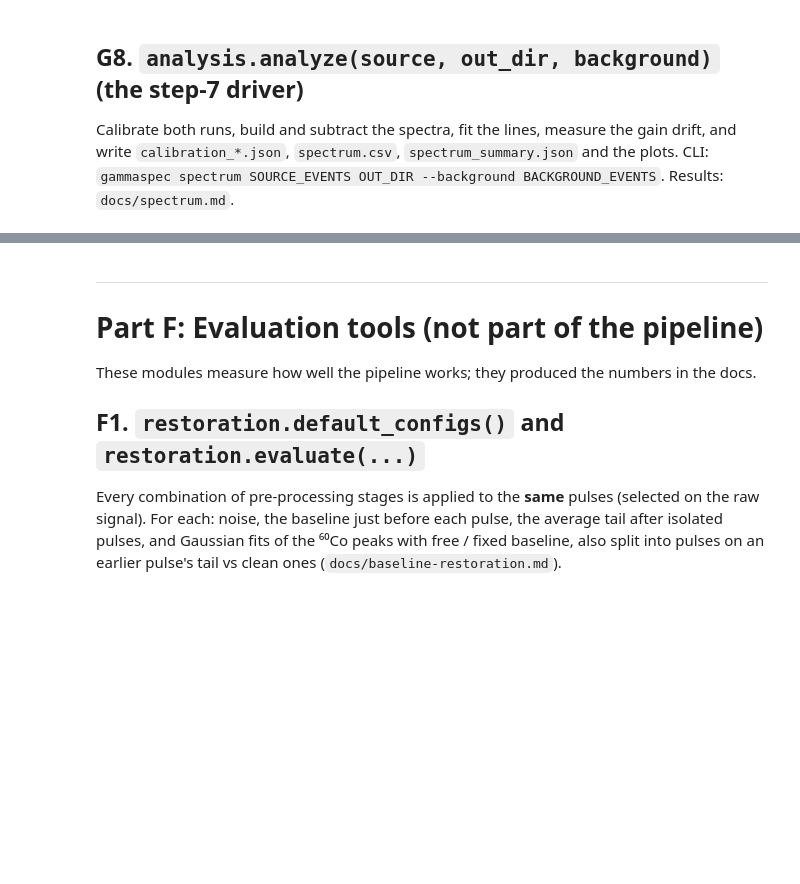
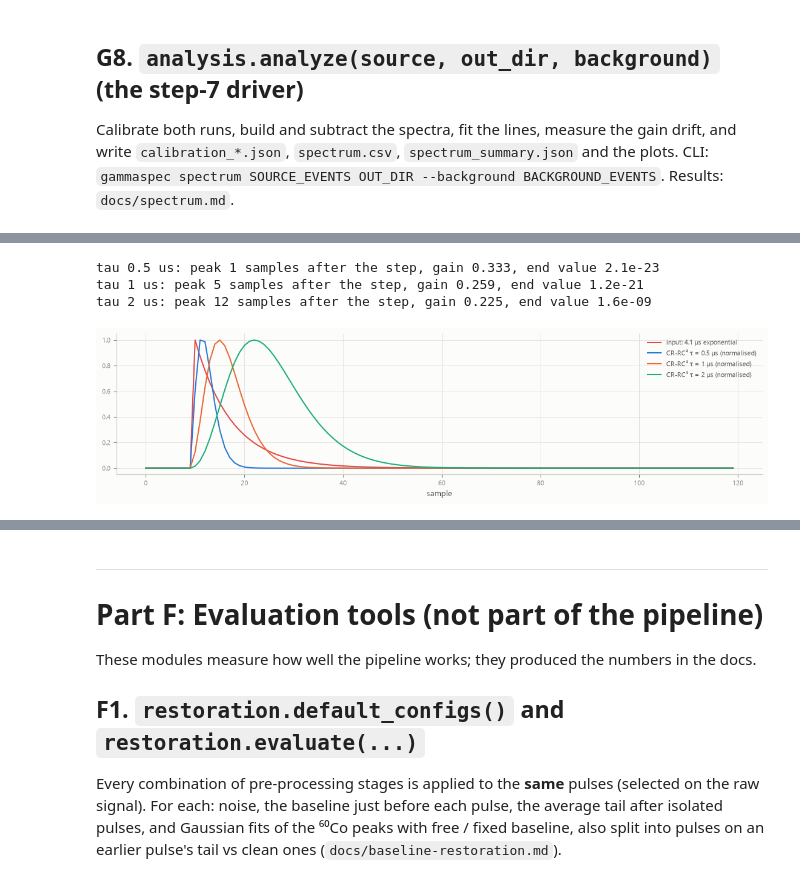
Before and after one commit to AyubSherif/DigitalGammaSpectroscopy, a Jupyter notebook: docs/walkthrough.ipynb, the cells around one changed output, grey strips where cells are left out. Drawn from its saved outputs; the diff is of its cells as text; code cells hidden in the pictures; blank space fills up the shorter version.

```diff
--- a/docs/walkthrough.ipynb
+++ b/docs/walkthrough.ipynb
@@ -1288,0 +1325,14 @@ totals above 120 keV (counts/s): {'source': 3945, 'background': 597, 'net': 3349
+# %%
+k_ = np.arange(120); xp = np.where(k_ >= 10, np.exp(-(k_ - 10) / FS / 4.1e-6), 0.0)
+fig, ax = P.figure(1, 1, height_per_row=2.8)
+ax[0,0].plot(k_, xp, color=P.SERIES[7], label="input: 4.1 µs exponential")
+for i_, ts in enumerate([0.5e-6, 1e-6, 2e-6]):
+    y_ = benchmark.shaping_amplifier(xp, 1 / FS, ts)
+    ax[0,0].plot(k_, y_ / y_.max(), color=P.SERIES[i_], label=f"CR-RC⁴ τ = {ts*1e6:g} µs (normalised)")
+    print(f"tau {ts*1e6:g} us: peak {np.argmax(y_) - 10} samples after the step, gain {y_.max():.3f}, end value {y_[-1]:.1e}")
+ax[0,0].set_xlabel("sample"); ax[0,0].legend(); plt.show()
+# %% [output]
+tau 0.5 us: peak 1 samples after the step, gain 0.333, end value 2.1e-23
+tau 1 us: peak 5 samples after the step, gain 0.259, end value 1.2e-21
+tau 2 us: peak 12 samples after the step, gain 0.225, end value 1.6e-09
+[figure, added]
```
Also changed, not shown: parts of 19 cells of this notebook, 18 other files.
